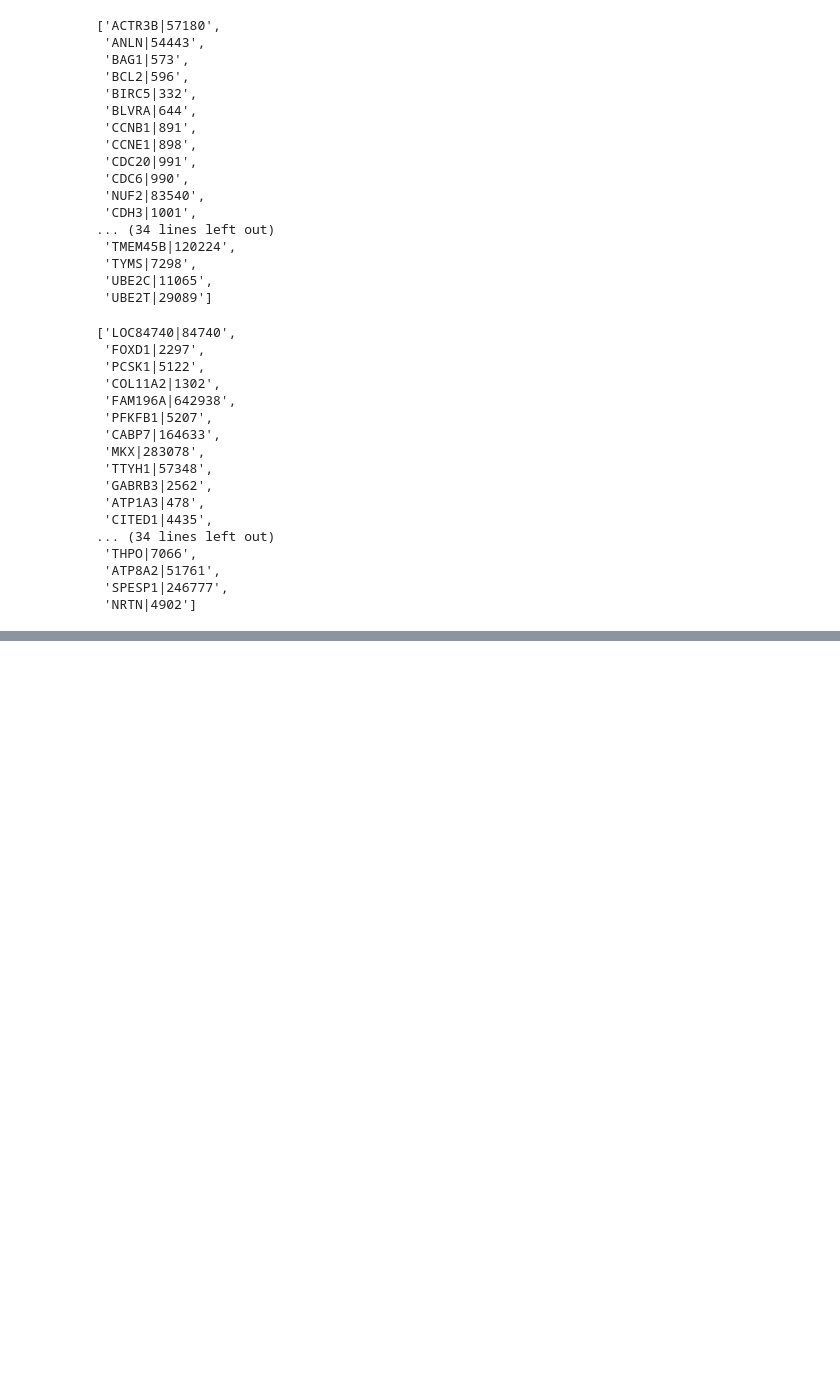
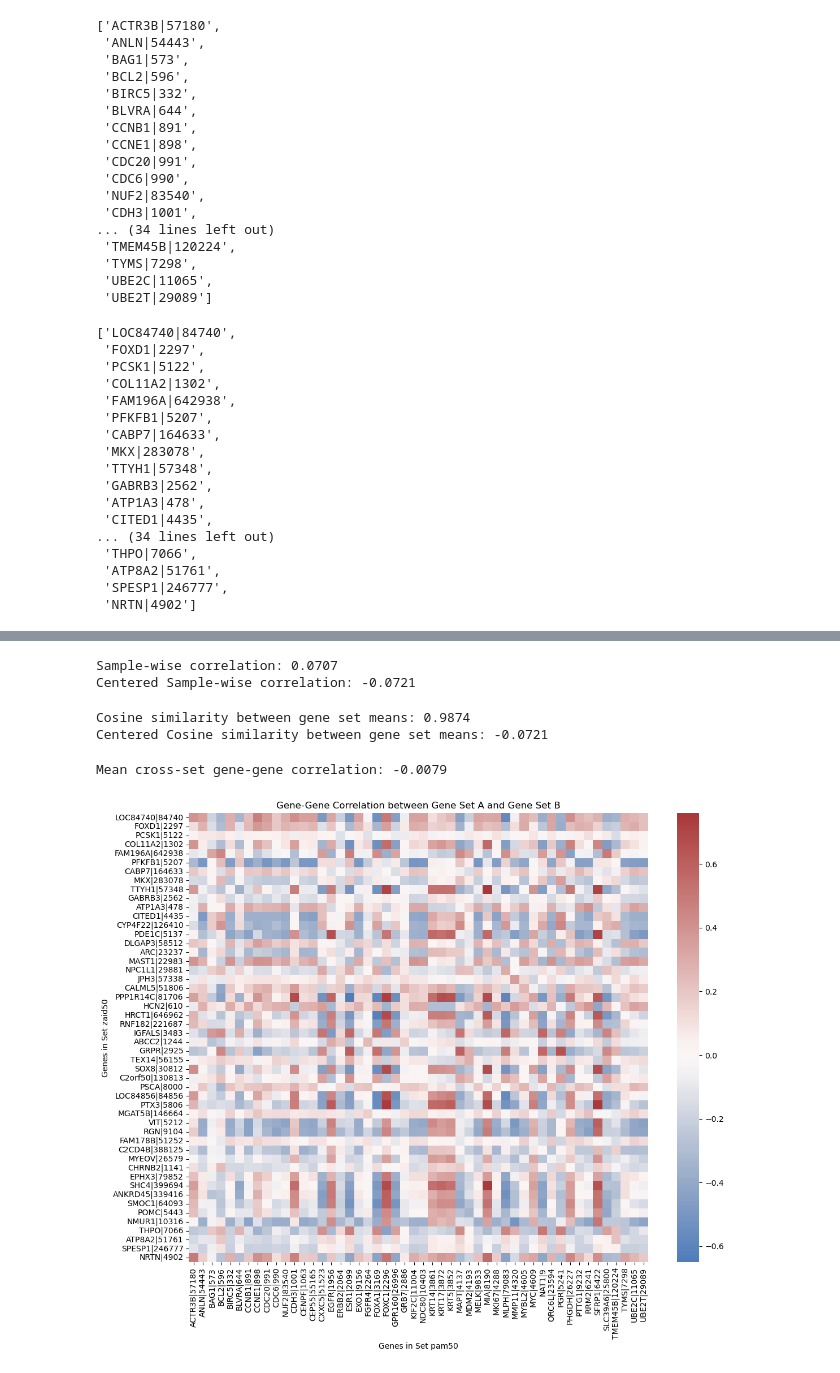
Before and after one commit to CNsquared/breast-cancer-team-1, a Jupyter notebook: Project1/check_zaid50.ipynb, the cells around one changed output, grey strips where cells are left out. Cells and saved outputs as stored; diff of their text form; code cells hidden in the pictures; blank space fills up the shorter version.

```diff
--- a/Project1/check_zaid50.ipynb
+++ b/Project1/check_zaid50.ipynb
@@ -621,0 +254,52 @@ cos_sim = cosine_similarity([A_mean], [B_mean])[0, 0]
+# %%
+A_mean = X_zaid50.mean(axis=1)
+B_mean = X_pam50.mean(axis=1)
+samplewise_correlation = A_mean.corr(B_mean)
+print(f'Sample-wise correlation: {samplewise_correlation:.4f}')
+A_mean = X_zaid50_centered.mean(axis=1)
+B_mean = X_pam50_centered.mean(axis=1)
+samplewise_correlation = A_mean.corr(B_mean)
+print(f'Centered Sample-wise correlation: {samplewise_correlation:.4f}')
+# %% [output]
+Sample-wise correlation: 0.0707
+Centered Sample-wise correlation: -0.0721
+# %%
+from sklearn.metrics.pairwise import cosine_similarity
+A_mean = X_zaid50.mean(axis=1)
+B_mean = X_pam50.mean(axis=1)
+cos_sim = cosine_similarity([A_mean], [B_mean])[0, 0]
+print(f'Cosine similarity between gene set means: {cos_sim:.4f}')
+
+A_mean = X_zaid50_centered.mean(axis=1)
+B_mean = X_pam50_centered.mean(axis=1)
+cos_sim = cosine_similarity([A_mean], [B_mean])[0, 0]
+print(f'Centered Cosine similarity between gene set means: {cos_sim:.4f}')
+# %% [output]
+Cosine similarity between gene set means: 0.9874
+Centered Cosine similarity between gene set means: -0.0721
+# %%
+from itertools import product
+import numpy as np
+
+pairwise_corrs = [X_zaid50[g1].corr(X_pam50[g2]) for g1, g2 in product(X_zaid50.columns, X_pam50.columns)]
+mean_pairwise_corr = np.mean(pairwise_corrs)
+
+print(f'Mean cross-set gene-gene correlation: {mean_pairwise_corr:.4f}')
+# %% [output]
+Mean cross-set gene-gene correlation: -0.0079
+# %%
+# X_A: individuals x 50 genes from set A
+# X_B: individuals x 50 genes from set B
+
+cross_corr = pd.DataFrame(np.corrcoef(X_zaid50.T, X_pam50.T)[:50, 50:],
+                          index=X_zaid50.columns,
+                          columns=X_pam50.columns)
+plt.figure(figsize=(12, 10))
+sns.heatmap(cross_corr, cmap='vlag', center=0, xticklabels=True, yticklabels=True)
+plt.title("Gene-Gene Correlation between Gene Set A and Gene Set B")
+plt.xlabel("Genes in Set pam50")
+plt.ylabel("Genes in Set zaid50")
+plt.tight_layout()
+plt.show()
+# %% [output]
+[figure, added]
```
Also changed, not shown: parts of 39 cells of this notebook, 5 other files.
